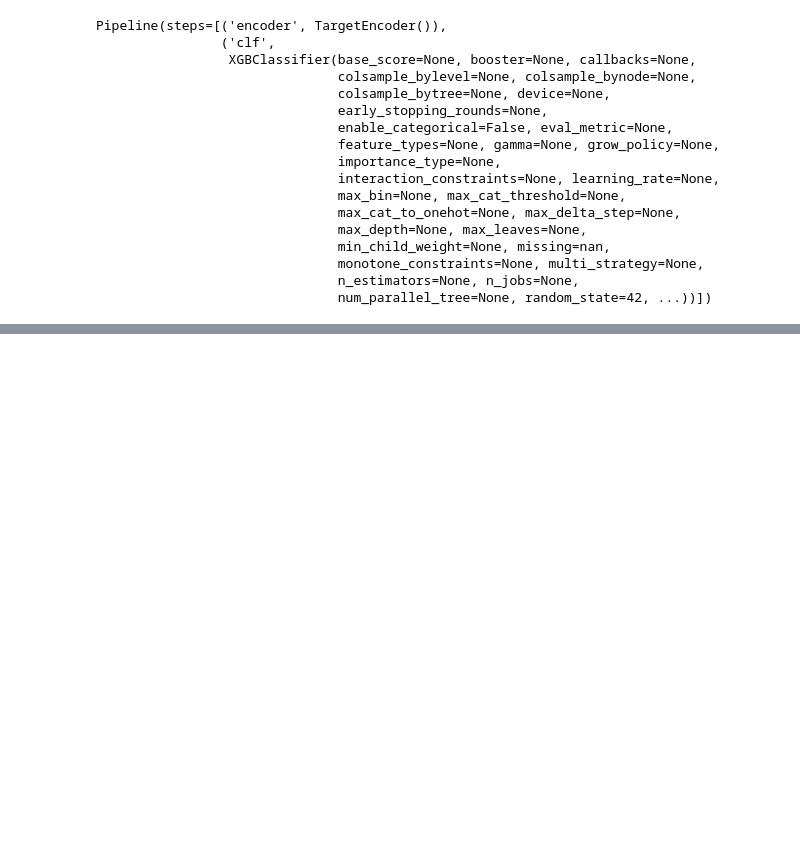
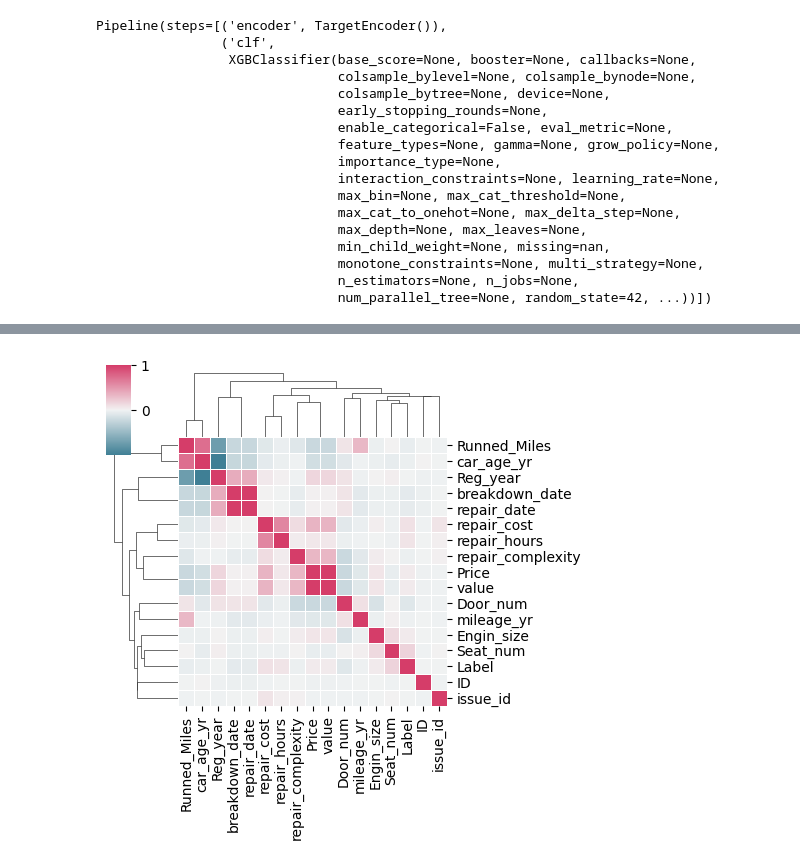
Before and after one commit to avila/redi_preproject, a Jupyter notebook: preproject_01_ml.ipynb, the cells around one changed output, grey strips where cells are left out. Cells and saved outputs as stored; diff of their text form; code cells hidden in the pictures; blank space fills up the shorter version.

```diff
--- a/preproject_01_ml.ipynb
+++ b/preproject_01_ml.ipynb
@@ -35 +44,19 @@ def print_metrics(true, pred):
+# %%
+# to date
+df['repair_date'] = pd.to_datetime(df['repair_date'])
+df['breakdown_date'] = pd.to_datetime(df['breakdown_date'])
+# %%
+# normalize some time features by "age"
+df['reg_date'] = pd.to_datetime(df['Reg_year'].astype(str) + '-01-01')
+df['car_age_yr'] = (df['breakdown_date'] - df['reg_date']) /  pd.Timedelta(days=365.25)
+df['mileage_yr'] = df['Runned_Miles'] / df['car_age_yr']
+
+# Replace missing values in 'repair_date' with values from 'breakdown_date'
+df['repair_date'] = df['repair_date'].fillna(df['breakdown_date'])
+
+df['repair_weekday'] = df['repair_date'].dt.day_name()
+# %%
+# deal with datetime columns
+df['repair_date'] = (df['repair_date'] - pd.Timestamp('1970-01-01')) // pd.Timedelta(days=1)
+df['breakdown_date'] = (df['breakdown_date'] - pd.Timestamp('1970-01-01')) // pd.Timedelta(days=1)
 # %%
@@ -235,0 +322,6 @@ f1: 0.66
+# %%
+import seaborn as sns
+corr = df_train[numerical_features + ["Label"]].corr()
+clustergrid = sns.clustermap(corr, cmap=sns.diverging_palette(222, 0, as_cmap=True), figsize=(5, 5), linewidths=0.5)
+# %% [output]
+[figure, added]
```
Also changed, not shown: parts of 26 cells of this notebook, 1 other file.
